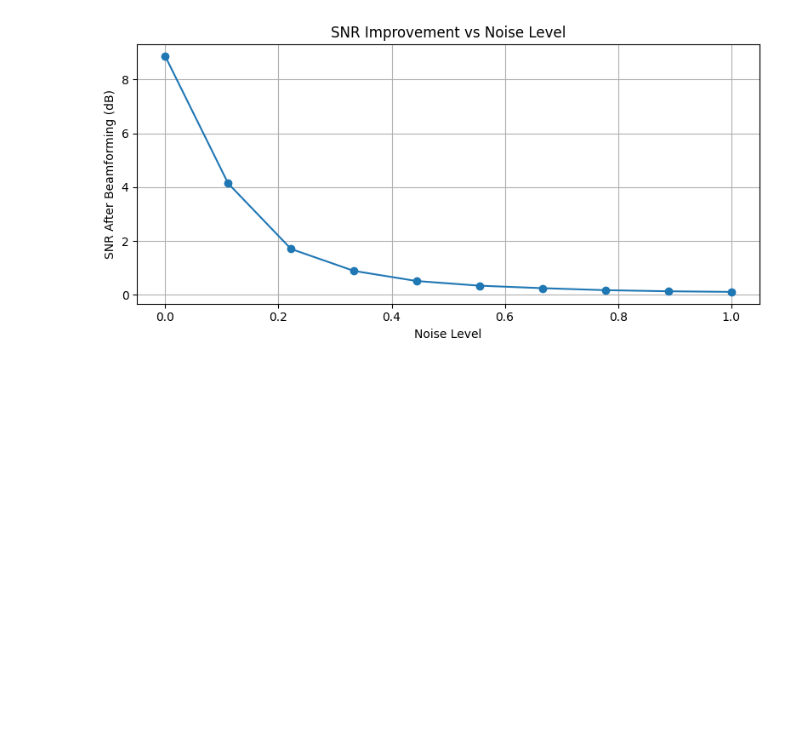
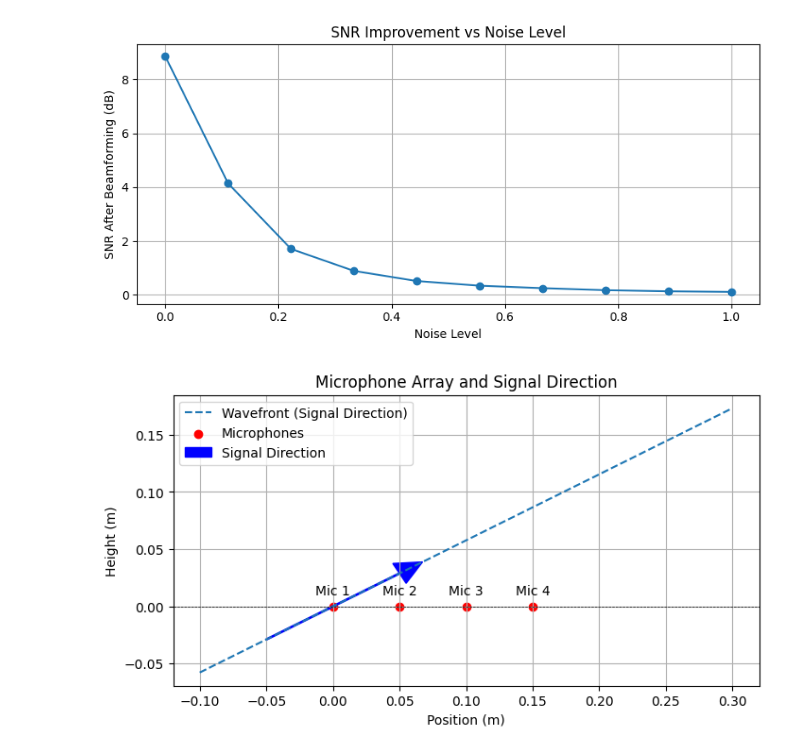
Before and after one commit to yyf/SimpleAudioDSP, a Jupyter notebook: Beamforming.ipynb, the cells around one changed output. Cells and saved outputs as stored; diff of their text form; code cells hidden in the pictures; blank space fills up the shorter version.

Commit message:
Visualize mics placement

```diff
--- a/Beamforming.ipynb
+++ b/Beamforming.ipynb
@@ -114,3 +114,43 @@ plt.tight_layout()
 plt.show()
 # %% [output]
 [figure]
+# %%
+import matplotlib.pyplot as plt
+import numpy as np
+
+# Parameters
+num_mics = 4
+d = 0.05  # Distance between microphones (m)
+theta = 30  # Angle of arrival (degrees)
+
+# Microphone positions
+mic_positions = np.arange(num_mics) * d
+
+# Signal direction
+x_wavefront = np.linspace(-0.1, 0.3, 100)
+y_wavefront = np.tan(np.radians(theta)) * x_wavefront
+
+# Plot
+plt.figure(figsize=(8, 4))
+plt.plot(x_wavefront, y_wavefront, '--', label="Wavefront (Signal Direction)")
+plt.scatter(mic_positions, np.zeros(num_mics), color='red', label="Microphones")
+for i, pos in enumerate(mic_positions):
+    plt.text(pos, 0.01, f"Mic {i+1}", ha='center')
+
+# Add an arrow to indicate the signal's direction
+arrow_start_x = -0.05
+arrow_start_y = np.tan(np.radians(theta)) * arrow_start_x
+arrow_dx = 0.1  # Length of the arrow in the x-direction
+arrow_dy = np.tan(np.radians(theta)) * arrow_dx  # Length of the arrow in the y-direction
+plt.arrow(arrow_start_x, arrow_start_y, arrow_dx, arrow_dy,
+          head_width=0.02, head_length=0.02, fc='blue', ec='blue', label="Signal Direction")
+
+plt.axhline(0, color='black', linewidth=0.5, linestyle='--')
+plt.xlabel("Position (m)")
+plt.ylabel("Height (m)")
+plt.title("Microphone Array and Signal Direction")
+plt.legend()
+plt.grid()
+plt.show()
+# %% [output]
+[figure, added]
```
